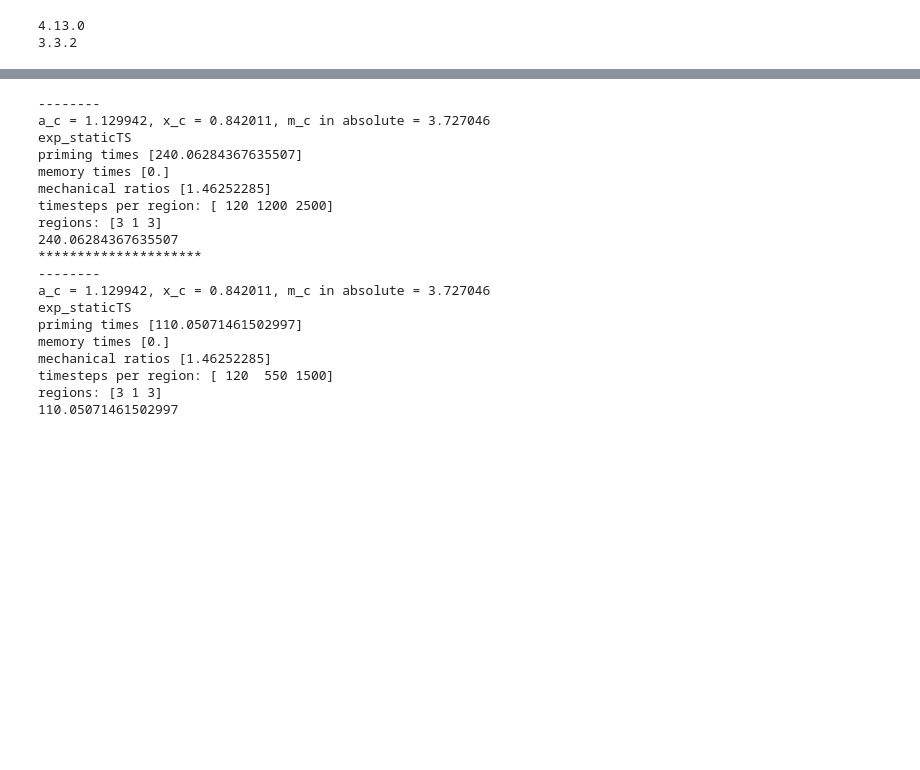
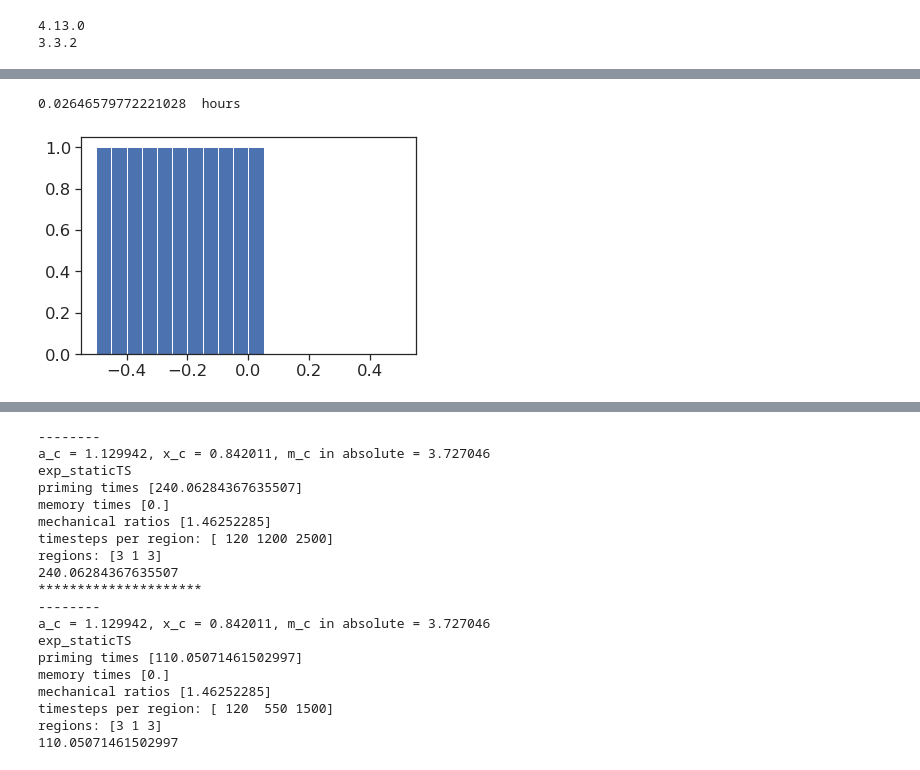
Before and after one commit to chris-price19/cell-mech-memory, a Jupyter notebook: stiff_genes_v2.ipynb, the cells around one changed output, grey strips where cells are left out. Cells and saved outputs as stored; diff of their text form; code cells hidden in the pictures; blank space fills up the shorter version.

```diff
--- a/stiff_genes_v2.ipynb
+++ b/stiff_genes_v2.ipynb
@@ -223,0 +300,9 @@ PD_profiles_exp_dynamicTS_perm_mem_v2.png
+# %%
+print((end - start)/3600, end = ' '); print(' hours')
+# np.save('../figures_v2/figure6_exp_fits/168.npy', results)
+# with open('../figures_v2/figure6_exp_fits/168.json', 'w') as f:
+#     f.write(json.dumps(params))
+plt.hist(results / 24, density=True, cumulative=-1, bins=20);
+# %% [output]
+0.02646579772221028  hours
+[figure, added]
```
Also changed, not shown: parts of 7 cells of this notebook, 5 other files.
